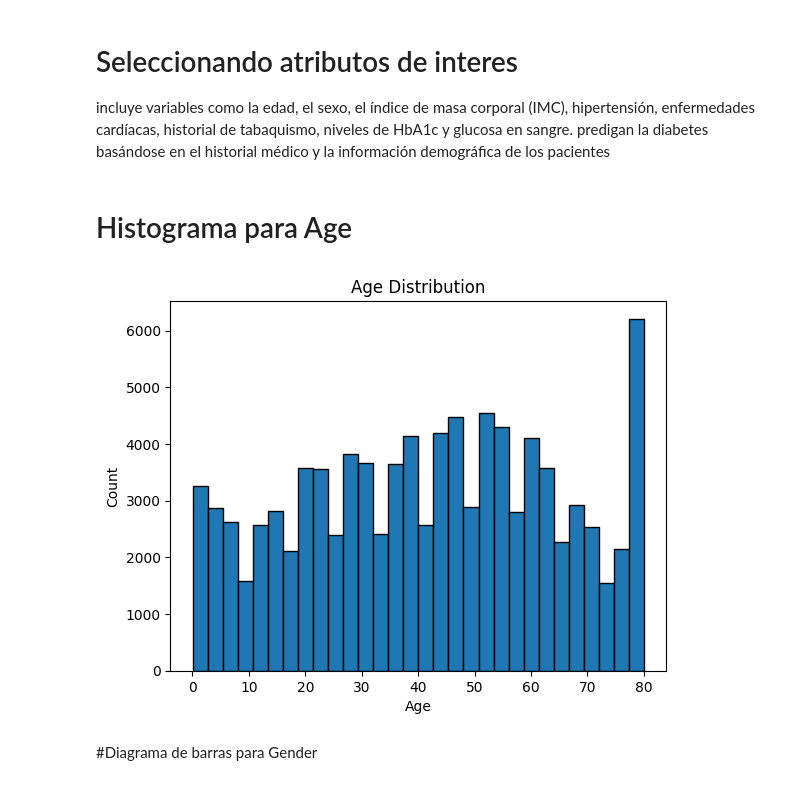
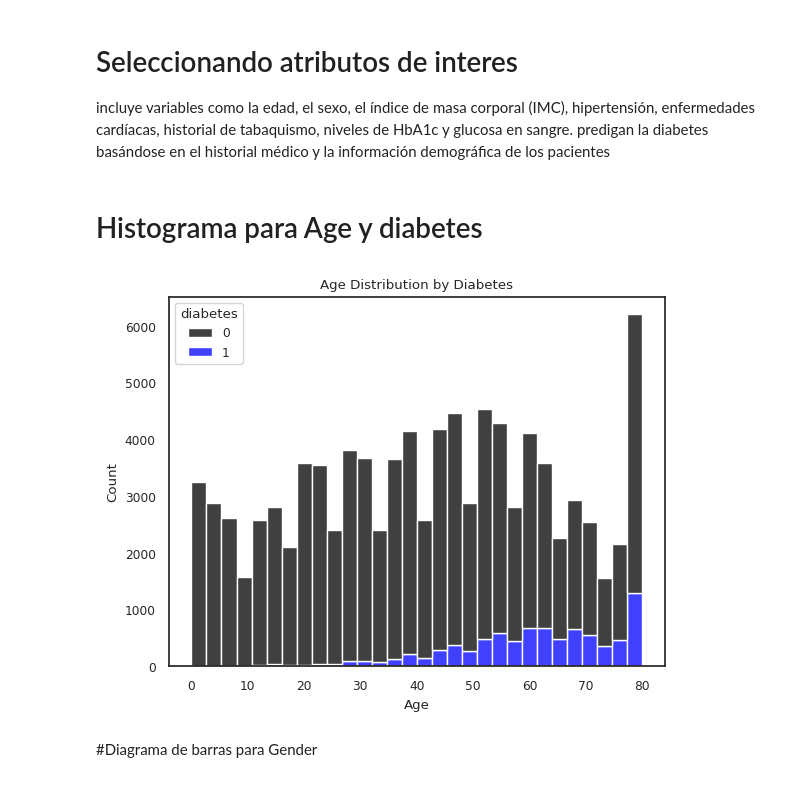
Before and after one commit to rosanahjk/testPublico, a Jupyter notebook: Desafío_Final_Python.ipynb, the cells around one changed output. Saved outputs shown, nothing was run; the diff lists cells and outputs as text; code cells hidden in the pictures.

```diff
--- a/Desafío_Final_Python.ipynb
+++ b/Desafío_Final_Python.ipynb
@@ -170,15 +178,22 @@ df = df[df['gender'] != 'Other']
 incluye variables como la edad, el sexo, el índice de masa corporal (IMC), hipertensión, enfermedades cardíacas, historial de tabaquismo, niveles de HbA1c y glucosa en sangre.
 predigan la diabetes basándose en el historial médico y la información demográfica de los pacientes
 # %% [markdown]
-# Histograma para Age
+# Histograma para Age y diabetes
-# %%
-plt.hist(df['age'], bins=30, edgecolor='black')
-plt.title('Age Distribution')
-plt.xlabel('Age')
-plt.ylabel('Count')
-plt.show()
-# %% [output]
-[figure, removed]
+# %%
+# Crear un histograma de la distribución de edad, separado por la variable 'diabetes'
+palette_colors = {0: "black", 1: "blue"}
+
+sns.histplot(data=df, x='age', bins=30, hue='diabetes', multiple='stack', palette=palette_colors)
+
+# Añadir título y etiquetas a los ejes
+plt.title('Age Distribution by Diabetes')
+plt.xlabel('Age')
+plt.ylabel('Count')
+
+# Mostrar el gráfico
+plt.show()
+# %% [output]
+[figure, added]
 # %% [markdown]
 #Diagrama de barras para Gender
 # %%
```
Also changed, not shown: parts of 33 cells of this notebook.
